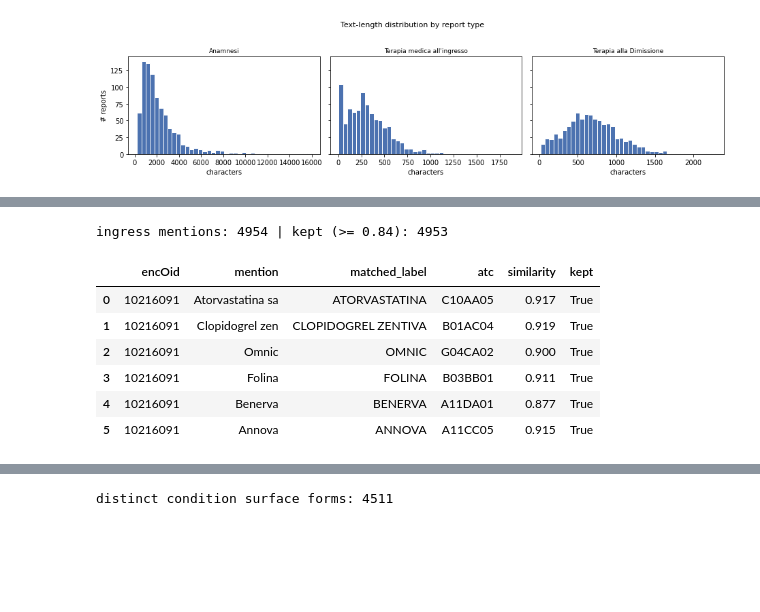
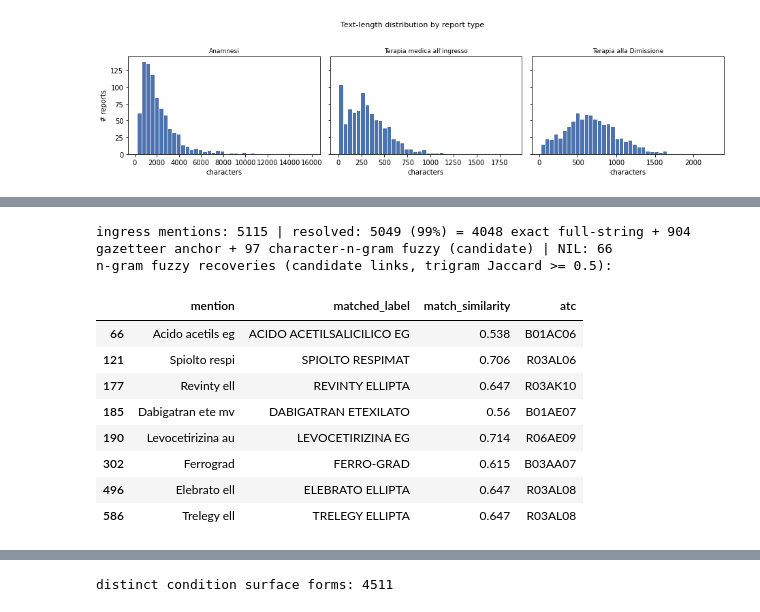
Before and after one commit to ilegul/nlp4dh, a Jupyter notebook: notebooks/clinical_nlp_pipeline.ipynb, the cells around one changed output, grey strips where cells are left out. Drawn from its saved outputs; the diff is of its cells as text; code cells hidden in the pictures; blank space fills up the shorter version.

```diff
--- a/notebooks/clinical_nlp_pipeline.ipynb
+++ b/notebooks/clinical_nlp_pipeline.ipynb
@@ -211 +314,8 @@ We parse it in three didactic stages — **header**, **commercial part**, **body
 one monolithic regex, so each piece is easy to read and test.
+# %%
+# Raw input for this section: the discharge-therapy free text of the first three patients (truncated).
+for _p in patients[:3]:
+    _t = report_text(_p, T_DIMISSIONE).strip()
+    print(f"--- patient {_p['encOid']} | Terapia alla Dimissione ---")
+    print(wrap((_t[:400] + " ...") if len(_t) > 400 else (_t or "(no discharge therapy)")))
+    print()
@@ -403,0 +590,8 @@ its ATC code(s). No hand-written dictionary is used.
+# %%
+# Raw input for this section: the admission-therapy free text of the first three patients.
+
+for _p in patients[:3]:
+    _t = report_text(_p, T_INGRESSO).strip()
+    print(f"--- patient {_p['encOid']} | Terapia medica all'ingresso ---")
+    print(wrap(_t or "(no admission therapy)"))
+    print()
@@ -516,27 +842,47 @@ encOid 10243476: []
 # %%
-# ---- Apply retrieval to every patient's ingress therapy -> normalized drug table ------------
-# One batched encode call over all candidates keeps it fast; results cached to parquet.
-ingress_rows, flat_q, flat_key = [], [], []
+# ---- Apply the extractor to every patient's ingress therapy -> normalized drug table -----------
+# One row PER MENTION OCCURRENCE (the gold annotates each mention), so a drug listed twice - two dosages /
+# times / schedules - is kept twice and detection recall is not deflated by de-duplication. ingress_drugs
+# feeds only the Step-9 evaluation and the walkthrough, so no downstream rule needs a de-duplicated regimen.
+ingress_rows = []
 for p in patients:
-    for cand in ingress_candidates(report_text(p, T_INGRESSO)):
-        flat_key.append(p["encOid"]); flat_q.append(cand)
-
-_res = retrieve(flat_q, topk=1)
-for oid, cand, r in zip(flat_key, flat_q, _res):
-    sim, label, atc = r[0]
-    ingress_rows.append({"encOid": oid, "mention": cand, "matched_label": label,
-                         "atc": atc, "similarity": round(sim, 3), "kept": sim >= SIM_THRESHOLD})
+    for m in ingress_mentions(report_text(p, T_INGRESSO)):
+        _lab, _atc, _msrc = resolve_ingress(m)                    # exact_full / gazetteer_anchor / None
+        _src, _sim = (_msrc, pd.NA) if _lab is not None else ("NIL", pd.NA)
+        if _lab is None and is_drug_name(m):                      # character-n-gram fuzzy fallback (candidate)
+            _flab, _fatc, _fsim = ngram_resolve(m)
+            if _flab is not None:
+                _lab, _atc, _src, _sim = _flab, _fatc, "ngram_fuzzy", _fsim
+        ingress_rows.append({"encOid": p["encOid"], "mention": m,
+                             "matched_label": _lab if _lab is not None else pd.NA,
+                             "atc": _atc,
+                             "active_ingredients": sorted(ai_of(_lab)) if _lab is not None else [],  # C9
+                             "match_source": _src, "match_similarity": _sim,
+                             "resolved": _lab is not None})
 ingress_drugs = pd.DataFrame(ingress_rows)
 ingress_drugs.to_parquet(OUTPUTS / "step2_ingress_drugs.parquet")
 
-print(f"ingress mentions: {len(ingress_drugs)} | kept (>= {SIM_THRESHOLD}): {ingress_drugs.kept.sum()}")
+_res   = int(ingress_drugs.resolved.sum())
+_nfull = int((ingress_drugs.match_source == "exact_full").sum())       # whole surface is a catalog key
+_nanch = int((ingress_drugs.match_source == "gazetteer_anchor").sum()) # catalog anchor inside a longer surface
+_nfz   = int((ingress_drugs.match_source == "ngram_fuzzy").sum())      # character-trigram fuzzy fallback
+print(f"ingress mentions: {len(ingress_drugs)} | resolved: {_res} ({_res / len(ingress_drugs):.0%}) "
+      f"= {_nfull} exact full-string + {_nanch} gazetteer anchor + {_nfz} character-n-gram fuzzy "
+      f"(candidate) | NIL: {len(ingress_drugs) - _res}")
+# the n-gram fallback recovers truncated / hyphenated / mistyped product names the exact lookup misses
+print("n-gram fuzzy recoveries (candidate links, trigram Jaccard >= 0.5):")
+display(ingress_drugs[ingress_drugs.match_source == "ngram_fuzzy"]
+        [["mention", "matched_label", "match_similarity", "atc"]].drop_duplicates().head(8))
 ingress_drugs[ingress_drugs.encOid == patients[0]["encOid"]]
 # %% [output]
-ingress mentions: 4954 | kept (>= 0.84): 4953
+ingress mentions: 5115 | resolved: 5049 (99%) = 4048 exact full-string + 904 gazetteer anchor + 97 character-n-gram fuzzy (candidate) | NIL: 66
+n-gram fuzzy recoveries (candidate links, trigram Jaccard >= 0.5):
-|  | encOid | mention | matched_label | atc | similarity | kept |
-| 0 | 10216091 | Atorvastatina sa | ATORVASTATINA | C10AA05 | 0.917 | True |
-| 1 | 10216091 | Clopidogrel zen | CLOPIDOGREL ZENTIVA | B01AC04 | 0.919 | True |
-| 2 | 10216091 | Omnic | OMNIC | G04CA02 | 0.900 | True |
-| 3 | 10216091 | Folina | FOLINA | B03BB01 | 0.911 | True |
-| 4 | 10216091 | Benerva | BENERVA | A11DA01 | 0.877 | True |
-| 5 | 10216091 | Annova | ANNOVA | A11CC05 | 0.915 | True |
+|  | mention | matched_label | match_similarity | atc |
+| 66 | Acido acetils eg | ACIDO ACETILSALICILICO EG | 0.538 | B01AC06 |
+| 121 | Spiolto respi | SPIOLTO RESPIMAT | 0.706 | R03AL06 |
+| 177 | Revinty ell | REVINTY ELLIPTA | 0.647 | R03AK10 |
+| 185 | Dabigatran ete mv | DABIGATRAN ETEXILATO | 0.56 | B01AE07 |
+| 190 | Levocetirizina au | LEVOCETIRIZINA EG | 0.714 | R06AE09 |
+| 302 | Ferrograd | FERRO-GRAD | 0.615 | B03AA07 |
+| 496 | Elebrato ell | ELEBRATO ELLIPTA | 0.647 | R03AL08 |
+| 586 | Trelegy ell | TRELEGY ELLIPTA | 0.647 | R03AL08 |
```
Also changed, not shown: parts of 81 cells of this notebook, 19 other files.
